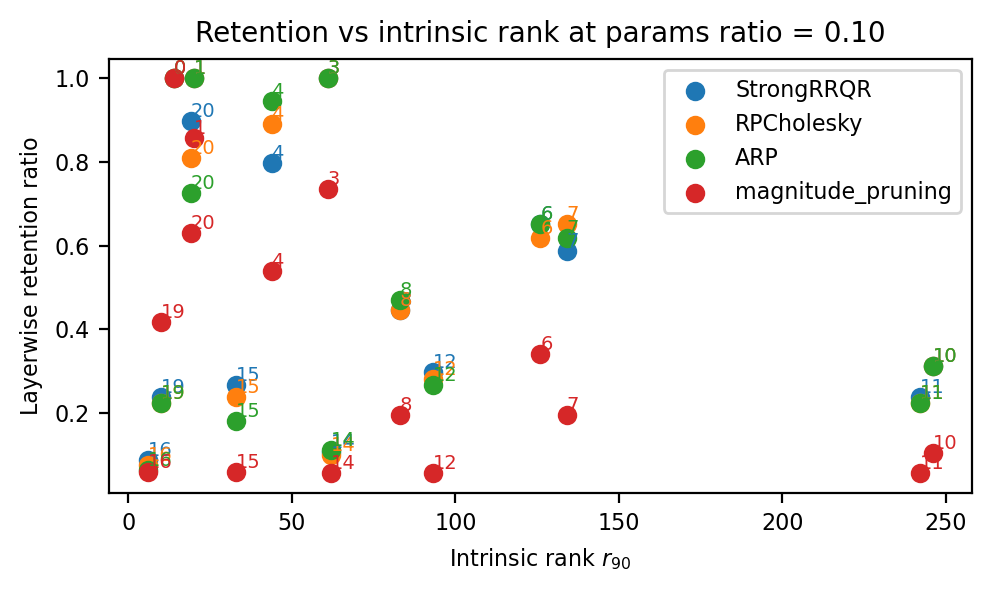
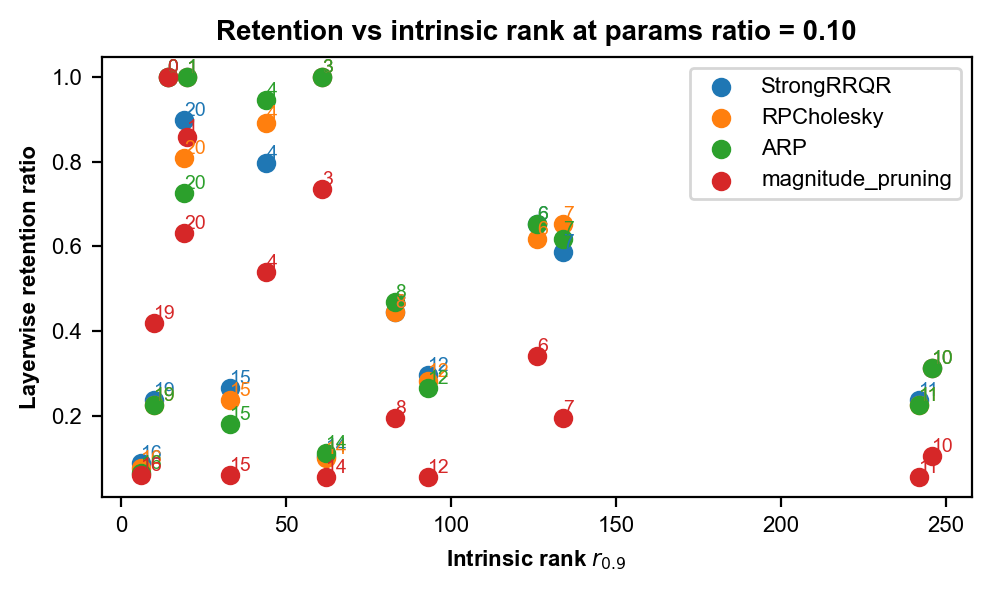
The notebook cell's code change between the first figure and the second:
--- before
+++ after
@@ -1,8 +1,8 @@
-def compute_r90_from_singular_values(s, threshold=0.90):
+def compute_numsvd(s, threshold):
     energy = s**2
     cum_energy = np.cumsum(energy) / np.sum(energy)
     return int(np.searchsorted(cum_energy, threshold) + 1)
 
-def collect_r90_vs_retention(model, X, params, layerwise_results, ratio_key, method="magnitude_pruning", threshold=0.90):
+def collect_numsvd_vs_retention(model, X, params, layerwise_results, ratio_key, threshold, method):
     retention = layerwise_results[method][ratio_key]
     layer_idx_to_param_pos = {layer["layer_idx"]: i for i, layer in enumerate(params)}
@@ -10,5 +10,5 @@
     layers = sorted([layer_idx for layer_idx in retention.keys() if layer_idx in layer_idx_to_param_pos and layer_idx_to_param_pos[layer_idx] + 1 < len(params)])
 
-    r90_list = []
+    num_svds = []
     retention_list = []
 
@@ -17,12 +17,12 @@
         A = get_layer_activation_matrix(model, X, params, param_pos)
         s = compute_singular_values(A)
-        r90 = compute_r90_from_singular_values(s, threshold=threshold)
+        num_svd = compute_numsvd(s, threshold)
 
-        r90_list.append(r90)
+        num_svds.append(num_svd)
         retention_list.append(retention[layer_idx])
 
-    return layers, np.array(r90_list), np.array(retention_list)
+    return layers, np.array(num_svds), np.array(retention_list)
 
-def plot_r90_vs_retention_all_methods(model, X, params, layerwise_results, ratio_key, methods=("StrongRRQR", "RPCholesky", "ARP", "magnitude_pruning"), threshold=0.90):
+def plot_numsvd_vs_retention(model, X, params, layerwise_results, ratio_key, threshold, methods=("StrongRRQR", "RPCholesky", "ARP", "magnitude_pruning")):
     colors = {"StrongRRQR": "C0", "RPCholesky": "C1", "ARP": "C2", "magnitude_pruning": "C3"}
 
@@ -30,11 +30,11 @@
 
     for method in methods:
-        layers, r90_list, retention_list = collect_r90_vs_retention(model, X, params, layerwise_results, ratio_key, method=method, threshold=threshold)
-        plt.scatter(r90_list, retention_list, label=method, color=colors[method])
+        layers, num_svd_list, retention_list = collect_numsvd_vs_retention(model, X, params, layerwise_results, ratio_key, threshold, method)
+        plt.scatter(num_svd_list, retention_list, label=method, color=colors[method])
 
-        for layer, r90, retention in zip(layers, r90_list, retention_list):
-            plt.text(r90, retention, str(layer), fontsize=7, ha="left", va="bottom", color=colors[method])
+        for layer, num_svd, retention in zip(layers, num_svd_list, retention_list):
+            plt.text(num_svd, retention, str(layer), fontsize=7, ha="left", va="bottom", color=colors[method])
 
-    plt.xlabel(r"Intrinsic rank $r_{90}$")
+    plt.xlabel(fr"Intrinsic rank $r_{{{threshold}}}$")
     plt.ylabel("Layerwise retention ratio")
     plt.title(f"Retention vs intrinsic rank at params ratio = {ratio_key}")
@@ -43,52 +43,12 @@
     plt.show()
 
-def collect_r90_vs_retention(model, X, params, layerwise_results, ratio_key, method="magnitude_pruning", threshold=0.90):
-    retention = layerwise_results[method][ratio_key]
-    layer_idx_to_param_pos = {layer["layer_idx"]: i for i, layer in enumerate(params)}
+ratio_key = "0.10"
 
-    r90_list = []
-    retention_list = []
-    kept_layers = []
-
-    for layer_idx in sorted(retention.keys()):
-        if layer_idx not in layer_idx_to_param_pos:
-            print(f"Skip layer {layer_idx}: not in params")
-            continue
-
-        param_pos = layer_idx_to_param_pos[layer_idx]
-
-        try:
-            A = get_layer_activation_matrix(model, X, params, param_pos)
-        except Exception as e:
-            print(f"Skip layer {layer_idx}: get_layer_activation_matrix failed, {type(e).__name__}: {e}")
-            continue
-
-        s = compute_singular_values(A)
-        r90 = compute_r90_from_singular_values(s, threshold=threshold)
-
-        kept_layers.append(layer_idx)
-        r90_list.append(r90)
-        retention_list.append(retention[layer_idx])
-
-    return kept_layers, np.array(r90_list), np.array(retention_list)
-
-ratio_key = "0.10"
-params = extract_params(model3.model)
-
-layers, r90_list, retention_list = collect_r90_vs_retention(
+plot_numsvd_vs_retention(
     model3,
     X,
     params,
     layerwise_results_params,
-    ratio_key,
-    method="magnitude_pruning",
-    threshold=0.90
-)
-
-plot_r90_vs_retention_all_methods(
-    model3,
-    X,
-    params,
-    layerwise_results_params,
+    threshold=0.90,
     ratio_key="0.10"
 )

Commit: Update CIFAR10.ipynb